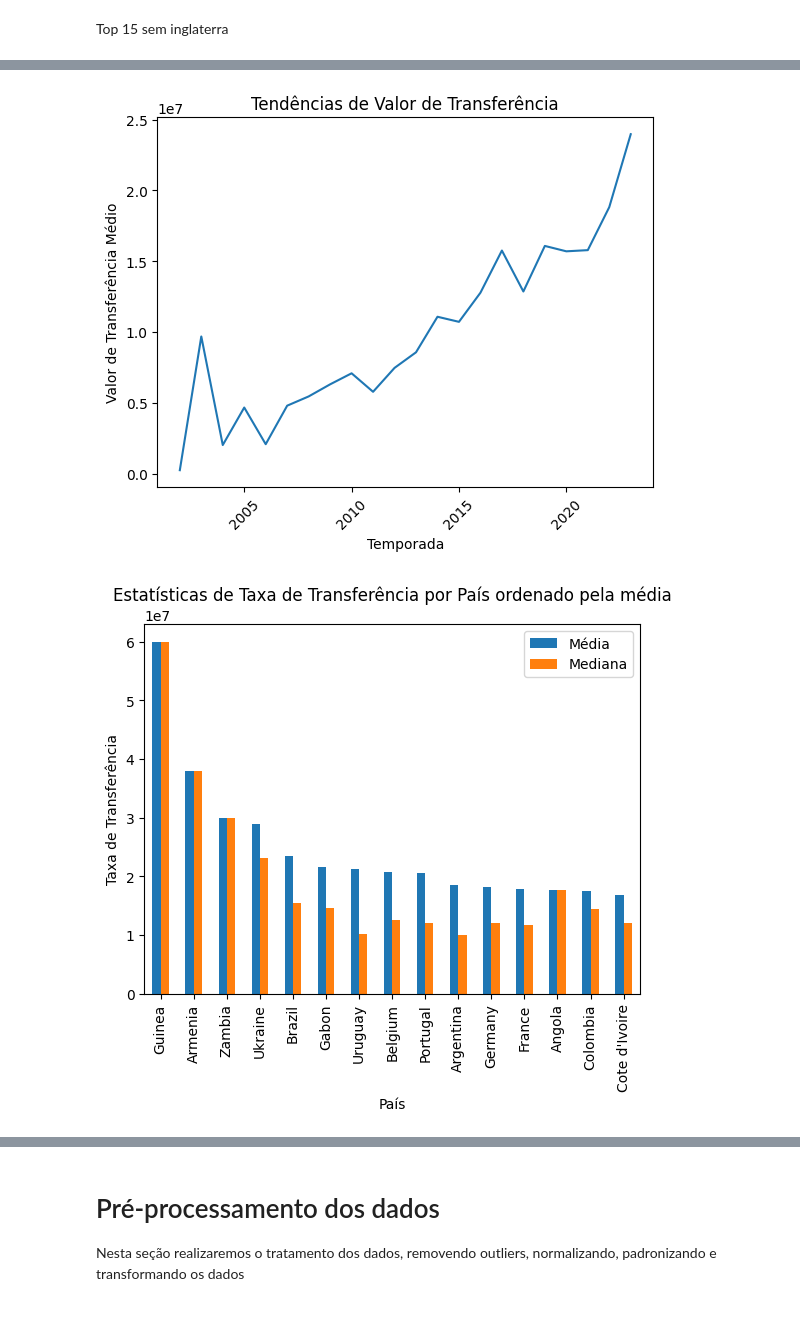
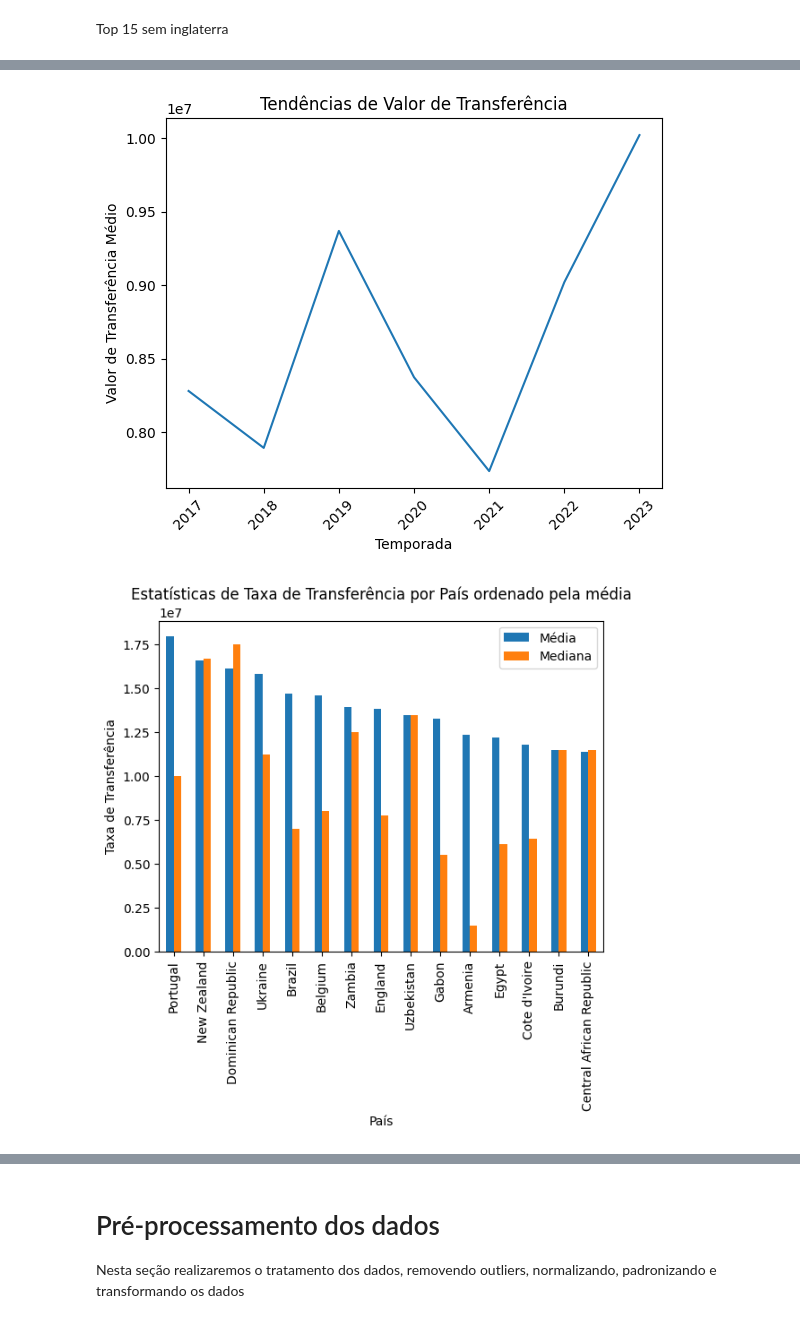
Before and after one commit to gabrielmmf/previsao-de-valores-de-mercado, a Jupyter notebook: EDA.ipynb, the cells around one changed output, grey strips where cells are left out. Cells and saved outputs as stored; diff of their text form; code cells hidden in the pictures.

Commit message:
added data processing flow

```diff
--- a/EDA.ipynb
+++ b/EDA.ipynb
@@ -15,3 +13,6 @@ pl_transfers = pd.read_csv('data/pl_transfers.csv')
+# %%
+transfers = pd.read_csv('data/transfers/all_transfers.csv')
+recent_transfers = transfers[transfers['season']>=2017]
 # %% [markdown]
 # Análise exploratória dos dados
 Nesta seção iremos apresentar análises e visualizações dos dados para entender melhor as relações entre variáveis, padrões relevantes e bons insights
@@ -441,5 +442,5 @@ plt.show()
 # %%
-transfer_value_trends = pl_transfers.groupby('season')['transferFee'].mean()
+transfer_value_trends = recent_transfers.groupby('season')['transferFee'].mean()
 
 plt.plot(transfer_value_trends.index, transfer_value_trends.values)
 plt.xlabel('Temporada')
@@ -448,17 +449,17 @@ plt.title('Tendências de Valor de Transferência')
 plt.xticks(rotation=45)
 plt.show()
 # %% [output]
-[figure, old version]
+[figure, new version]
 # %%
-country_stats = pl_transfers.groupby('playerCountry')['transferFee'].agg(['mean', 'median'])
+country_stats = recent_transfers.groupby('playerCountry')['transferFee'].agg(['mean', 'median'])
 top_countries = country_stats.nlargest(15, 'mean')
 
 top_countries.plot(kind='bar')
 plt.xlabel('País')
 plt.ylabel('Taxa de Transferência')
 plt.title('Estatísticas de Taxa de Transferência por País ordenado pela média')
 plt.legend(['Média', 'Mediana'])
 plt.show()
 # %% [output]
-[figure, old version]
+[figure, new version]
 # %%
```
Also changed, not shown: parts of 55 cells of this notebook, 1 other file.
